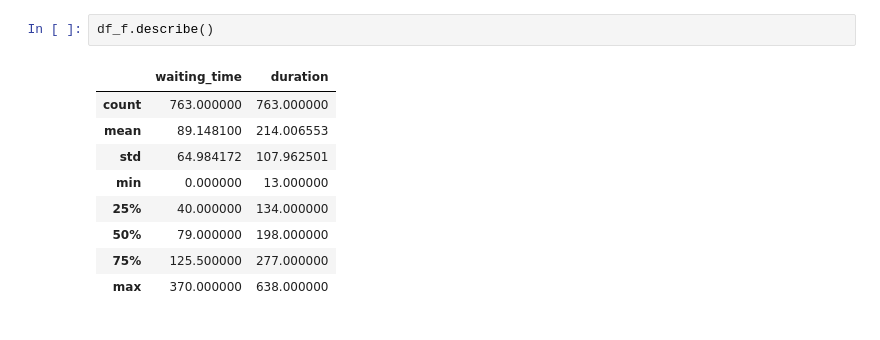
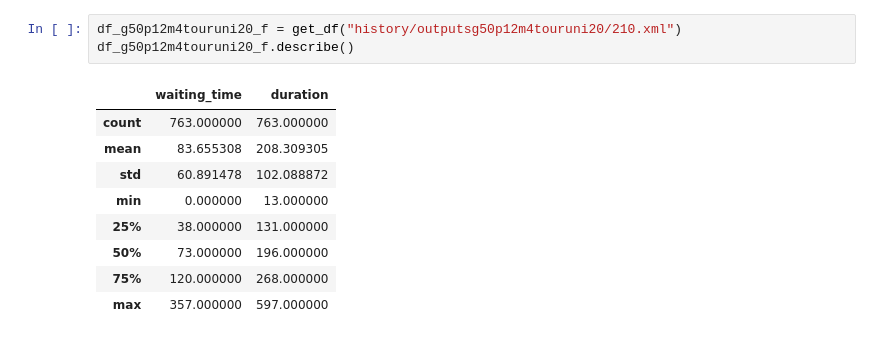
Before and after one commit to robertriosm/upmega, a Jupyter notebook: analisis.ipynb, the cells around one changed output. Drawn from its saved outputs; the diff is of its cells as text.

```diff
--- a/analisis.ipynb
+++ b/analisis.ipynb
@@ -108,14 +86,15 @@ df_0.describe()
 | 75% | 175.000000 | 333.000000 |
 | max | 597.000000 | 890.000000 |
 # %%
-df_f.describe()
+df_g50p12m4touruni20_f = get_df("history/outputsg50p12m4touruni20/210.xml")
+df_g50p12m4touruni20_f.describe()
 # %% [output]
 |  | waiting_time | duration |
 | count | 763.000000 | 763.000000 |
-| mean | 89.148100 | 214.006553 |
-| std | 64.984172 | 107.962501 |
+| mean | 83.655308 | 208.309305 |
+| std | 60.891478 | 102.088872 |
 | min | 0.000000 | 13.000000 |
-| 25% | 40.000000 | 134.000000 |
-| 50% | 79.000000 | 198.000000 |
-| 75% | 125.500000 | 277.000000 |
-| max | 370.000000 | 638.000000 |
+| 25% | 38.000000 | 131.000000 |
+| 50% | 73.000000 | 196.000000 |
+| 75% | 120.000000 | 268.000000 |
+| max | 357.000000 | 597.000000 |
```
Also changed, not shown: parts of 24 cells of this notebook.
